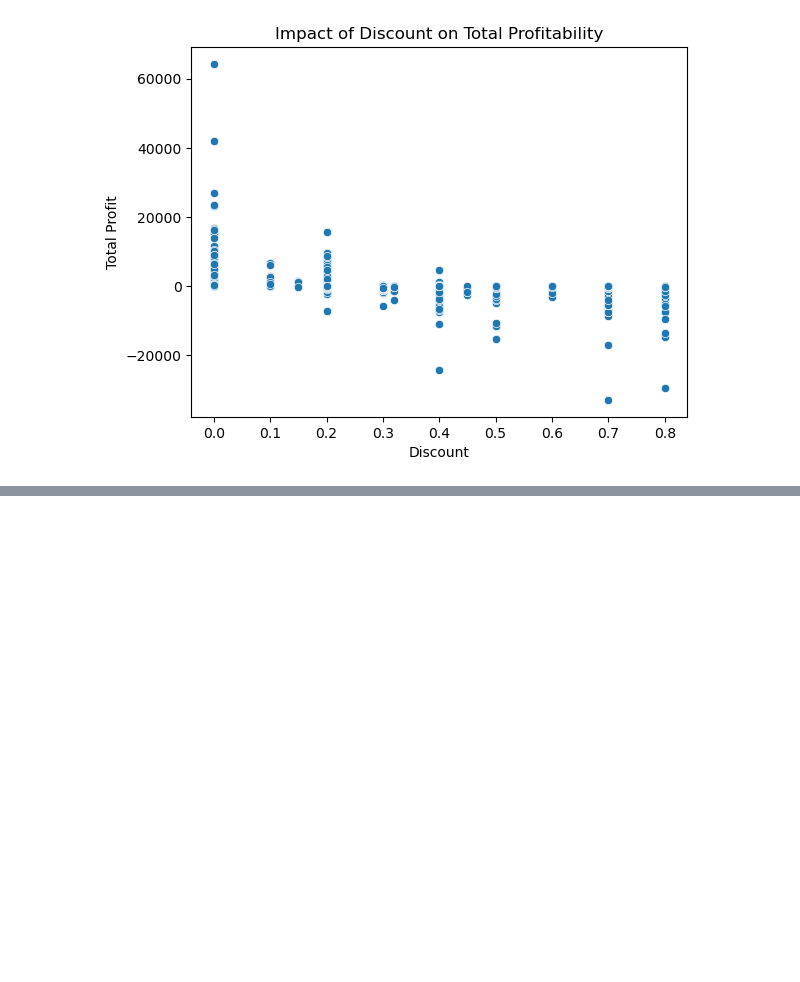
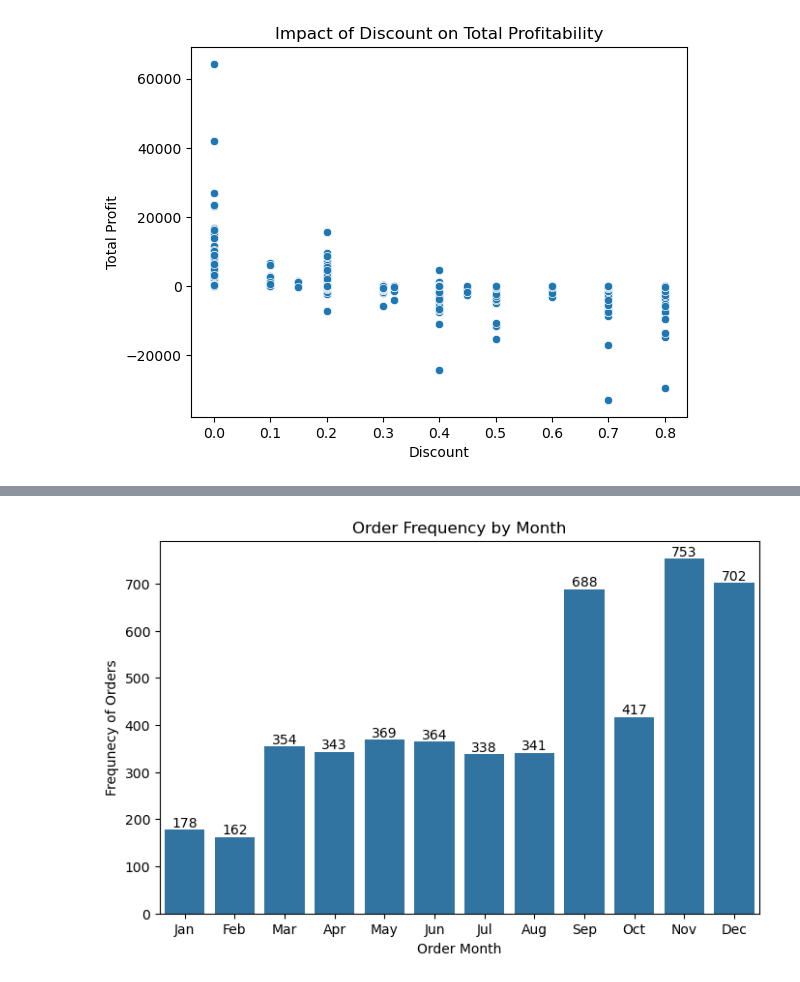
Before and after one commit to Shyam1327/SuperStore_Sales, a Jupyter notebook: SuperStore_Sales.ipynb, the cells around one changed output, grey strips where cells are left out. Cells and saved outputs as stored; diff of their text form; code cells hidden in the pictures; blank space fills up the shorter version.

```diff
--- a/SuperStore_Sales.ipynb
+++ b/SuperStore_Sales.ipynb
@@ -1327,0 +1351,12 @@ plt.show()
+# %%
+#Order Frequency by the Month
+category=['Jan','Feb','Mar','Apr','May','Jun','Jul','Aug','Sep','Oct','Nov','Dec']
+
+monthly_orders=(
+    df.groupby(df['Order Date'].dt.strftime('%b'))['Order ID']
+    .nunique()
+    .reindex(category)
+    .reset_index(name='Order Count')
+)
+monthly_orders=monthly_orders.set_index('Order Date')
+monthly_orders
@@ -1327,0 +1378,15 @@ plt.show()
+# %%
+plt.figure(figsize=(8,5))
+
+ax=sns.barplot(
+    data=monthly_orders,
+    x='Order Date',
+    y='Order Count'
+)
+ax.bar_label(ax.containers[0],fmt='%d')
+plt.xlabel('Order Month')
+plt.ylabel('Frequnecy of Orders')
+plt.title('Order Frequency by Month')
+plt.show()
+# %% [output]
+[figure, added]
```
Also changed, not shown: parts of 7 cells of this notebook.
